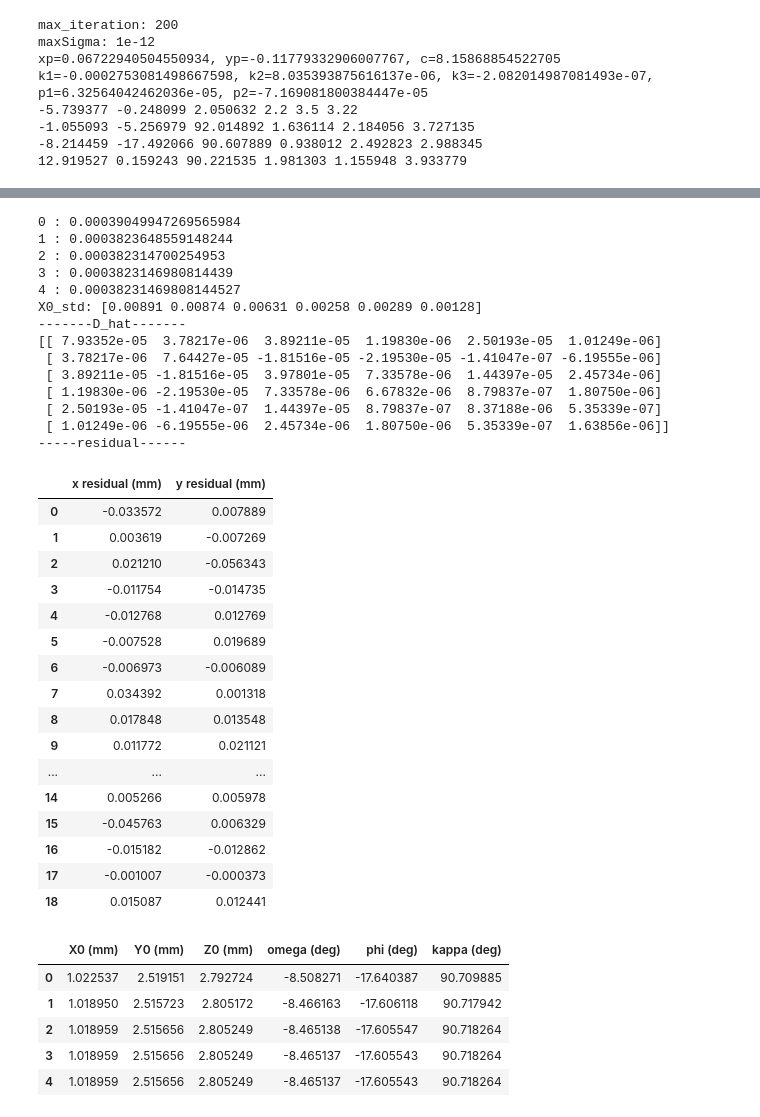
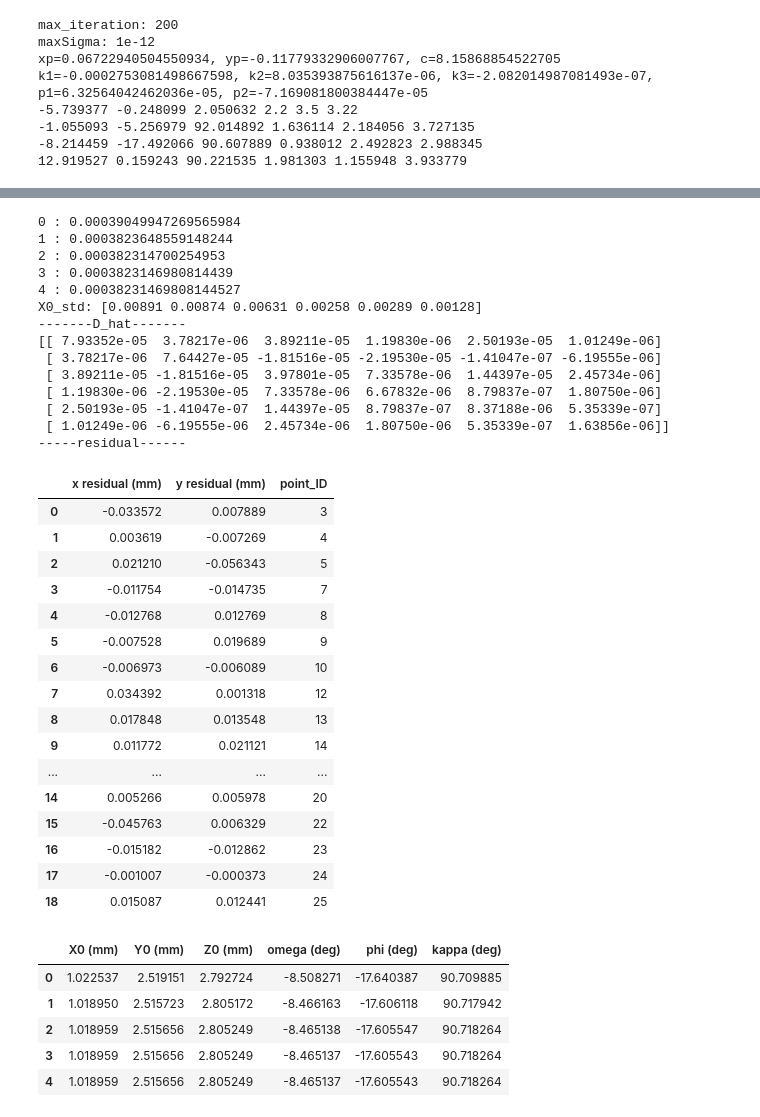
Before and after one commit to Enderrrr-TW/Purdue_every_life, a Jupyter notebook: photogrammetry/jupyter_test.ipynb, the cells around one changed output, grey strips where cells are left out. Drawn from its saved outputs; the diff is of its cells as text; code cells hidden in the pictures.

```diff
--- a/photogrammetry/jupyter_test.ipynb
+++ b/photogrammetry/jupyter_test.ipynb
@@ -7,11 +7,31 @@ from scipy.linalg import lstsq # To increase efficiency, and double check the re
 import sympy as sp
 import re
 np.set_printoptions(precision=5,linewidth=100) # adjust setting for prettier printing
+import tkinter as tk
+import tkinter.filedialog
+%gui tk
+# create a gui to let user select the working folder
+root=tk.Tk()
+working_folder = tkinter.filedialog.askdirectory(parent=root,title='Please select a directory')
+root.destroy()
+# %%
+#extract files from the working folder
+file_list=os.listdir(working_folder)
+for i in file_list:
+    if i.endswith('.icf'):
+        icf=i # extract icf filename
+    elif i.endswith('.prj'):
+        prj=i # extract prj filename
+    elif i.endswith('.ori'):
+        ori=i # extract ori filename
+    elif i.endswith('.cam'):
+        cam=i # extract cam filename
+    elif i.endswith('.gcp'):
+        gcp=i
 # %%
-working_folder='E:/Ender/coursework/photogrammetry/Assignment2' # set the folder storing the files
 os.chdir(working_folder) # change the path to working_folder
 # Read .prj file to get the max iteration times and threshold for stopping the iteration
-with open('GrassHoper.prj','r') as f:
+with open(prj,'r') as f:
     txt=f.read()
     txt=np.array(re.split('>>|\ |\n',txt)) # split the text so that I can index the value.
 max_iteration=np.int32(txt[-7]) # Max iteration times
@@ -20,14 +40,14 @@ print('max_iteration:', max_iteration)
 print('maxSigma:', maxSigma)
 
 # Read .icf to get xy (image coordinates)
-xy_img=pd.read_csv('OUT_OutlierFree_mm-9_17.icf',sep='\t|\   |\  ',engine='python',names=['Image_ID','Point_ID','x','y','w1','w2','w3','w4'])
+xy_img=pd.read_csv(icf,sep='\t|\   |\  ',engine='python',names=['Image_ID','Point_ID','x','y','w1','w2','w3','w4'])
 ## Subset the xy for each image
 xy_img_09=xy_img[xy_img['Image_ID']=='65_09_20180803.jpg'] # subset the dataframe to get xy for 65_09_20180803.jpg
 xy_img_10=xy_img[xy_img['Image_ID']=='65_10_20180803.jpg'] # repeat the process for the other images.
 xy_img_14=xy_img[xy_img['Image_ID']=='65_14_20180803.jpg']
 xy_img_18=xy_img[xy_img['Image_ID']=='65_18_20180803.jpg']
 # Read IOP based on the output from lab 1
-with open('lab2.cam','r') as f:
+with open(cam,'r') as f:
     txt=f.read()
     txt=np.array(re.split('\t|\n',txt)) # split the text so that I can index the value.
 xp,yp,c=np.float32(txt[9:12]) # extract xp,yp,c
@@ -37,13 +57,13 @@ print(f'xp={xp}, yp={yp}, c={c}')
 k1,k2,k3,p1,p2=np.float32(txt[22:27]) #extract distortion parameters
 print(f'k1={k1}, k2={k2}, k3={k3}, p1={p1}, p2={p2}')
 # Read GCP from .gcp
-gcp=pd.read_csv('NewTestField_gcp.gcp',engine='python',sep='\t|\   ',names=['Point_ID','X','Y','Z'],usecols=[0,1,2,3])
+gcp=pd.read_csv(gcp,engine='python',sep='\t|\   ',names=['Point_ID','X','Y','Z'],usecols=[0,1,2,3])
 X_gcp=np.array(gcp['X'])
 Y_gcp=np.array(gcp['Y'])
 Z_gcp=np.array(gcp['Z'])
 # gcp.head(5)
 # Read .ori as initial guess for EOP for image9,10,14,18
-with open('EOPs.ori','r') as f:
+with open(ori,'r') as f:
     line=0
     for i in f:
         line=line+1 # count line number
@@ -179,6 +199,6 @@ def LSA(Xo,Yo,Zo,omega,phi,kappa,max_iteration,maxSigma,xy_img):
     x0_std=np.sqrt(np.diag(D_hat))
     # divide residuals into x-residual and y-residual
     residual=e.reshape((len(x_corrected),2),order='C')
-    return x0_all,D_hat,x0_std,residual
+    return x0_all,D_hat,x0_std,residual,point_ID
 # %%
 
@@ -278,46 +305,47 @@ X0_std: [0.01565 0.01533 0.00476 0.0038  0.00388 0.00131]
 | 3 | 1.679597 | 2.210126 | 3.503926 | -0.953039 | -5.577761 | 92.058104 |
 | 4 | 1.679597 | 2.210126 | 3.503926 | -0.953039 | -5.577761 | 92.058104 |
 # %%
-x0_all_14,D_hat_14,x0_std_14,residual_14=LSA(Xo_14,Yo_14,Zo_14,omg_14,phi_14,kpp_14,max_iteration,maxSigma,xy_img_14)
+x0_all_14,D_hat_14,x0_std_14,residual_14,point_ID=LSA(Xo_14,Yo_14,Zo_14,omg_14,phi_14,kpp_14,max_iteration,maxSigma,xy_img_14)
 print('X0_std:',x0_std_14)
 print('-------D_hat-------')
 print(D_hat_14)
 print('-----residual------')
 residual_14=pd.DataFrame(residual_14, columns = ['x residual (mm)','y residual (mm)'])
+residual_14['point_ID']=point_ID
 display(residual_14.head(30))
 x0_all_14
 # %% [output]
 0 : 0.00039049947269565984
 1 : 0.0003823648559148244
 2 : 0.000382314700254953
 3 : 0.0003823146980814439
 4 : 0.00038231469808144527
 X0_std: [0.00891 0.00874 0.00631 0.00258 0.00289 0.00128]
 -------D_hat-------
 [[ 7.93352e-05  3.78217e-06  3.89211e-05  1.19830e-06  2.50193e-05  1.01249e-06]
  [ 3.78217e-06  7.64427e-05 -1.81516e-05 -2.19530e-05 -1.41047e-07 -6.19555e-06]
  [ 3.89211e-05 -1.81516e-05  3.97801e-05  7.33578e-06  1.44397e-05  2.45734e-06]
  [ 1.19830e-06 -2.19530e-05  7.33578e-06  6.67832e-06  8.79837e-07  1.80750e-06]
  [ 2.50193e-05 -1.41047e-07  1.44397e-05  8.79837e-07  8.37188e-06  5.35339e-07]
  [ 1.01249e-06 -6.19555e-06  2.45734e-06  1.80750e-06  5.35339e-07  1.63856e-06]]
 -----residual------
-|  | x residual (mm) | y residual (mm) |
-| 0 | -0.033572 | 0.007889 |
-| 1 | 0.003619 | -0.007269 |
-| 2 | 0.021210 | -0.056343 |
-| 3 | -0.011754 | -0.014735 |
-| 4 | -0.012768 | 0.012769 |
-| 5 | -0.007528 | 0.019689 |
-| 6 | -0.006973 | -0.006089 |
-| 7 | 0.034392 | 0.001318 |
-| 8 | 0.017848 | 0.013548 |
-| 9 | 0.011772 | 0.021121 |
-| ... | ... | ... |
-| 14 | 0.005266 | 0.005978 |
-| 15 | -0.045763 | 0.006329 |
-| 16 | -0.015182 | -0.012862 |
-| 17 | -0.001007 | -0.000373 |
-| 18 | 0.015087 | 0.012441 |
+|  | x residual (mm) | y residual (mm) | point_ID |
+| 0 | -0.033572 | 0.007889 | 3 |
+| 1 | 0.003619 | -0.007269 | 4 |
+| 2 | 0.021210 | -0.056343 | 5 |
+| 3 | -0.011754 | -0.014735 | 7 |
+| 4 | -0.012768 | 0.012769 | 8 |
+| 5 | -0.007528 | 0.019689 | 9 |
+| 6 | -0.006973 | -0.006089 | 10 |
+| 7 | 0.034392 | 0.001318 | 12 |
+| 8 | 0.017848 | 0.013548 | 13 |
+| 9 | 0.011772 | 0.021121 | 14 |
+| ... | ... | ... | ... |
+| 14 | 0.005266 | 0.005978 | 20 |
+| 15 | -0.045763 | 0.006329 | 22 |
+| 16 | -0.015182 | -0.012862 | 23 |
+| 17 | -0.001007 | -0.000373 | 24 |
+| 18 | 0.015087 | 0.012441 | 25 |
 |  | X0 (mm) | Y0 (mm) | Z0 (mm) | omega (deg) | phi (deg) | kappa (deg) |
 | 0 | 1.022537 | 2.519151 | 2.792724 | -8.508271 | -17.640387 | 90.709885 |
 | 1 | 1.018950 | 2.515723 | 2.805172 | -8.466163 | -17.606118 | 90.717942 |
```
Also changed, not shown: parts of 4 cells of this notebook.
